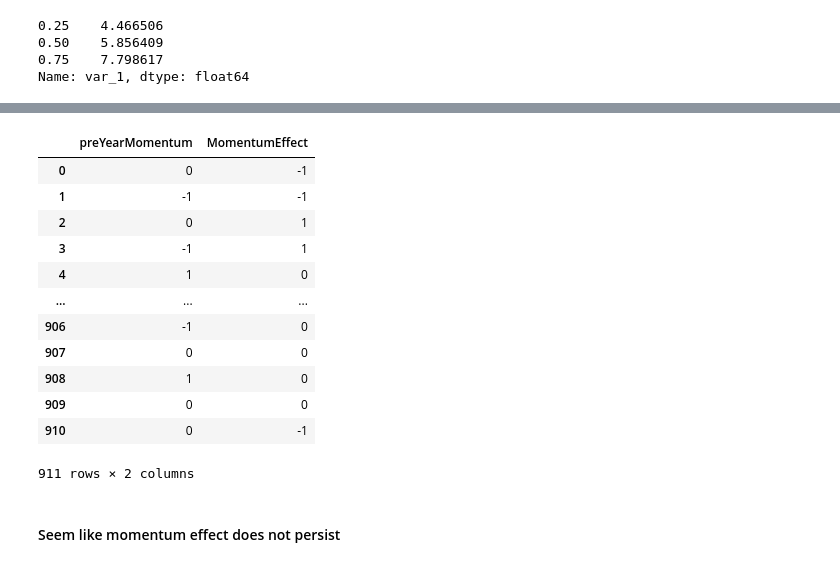
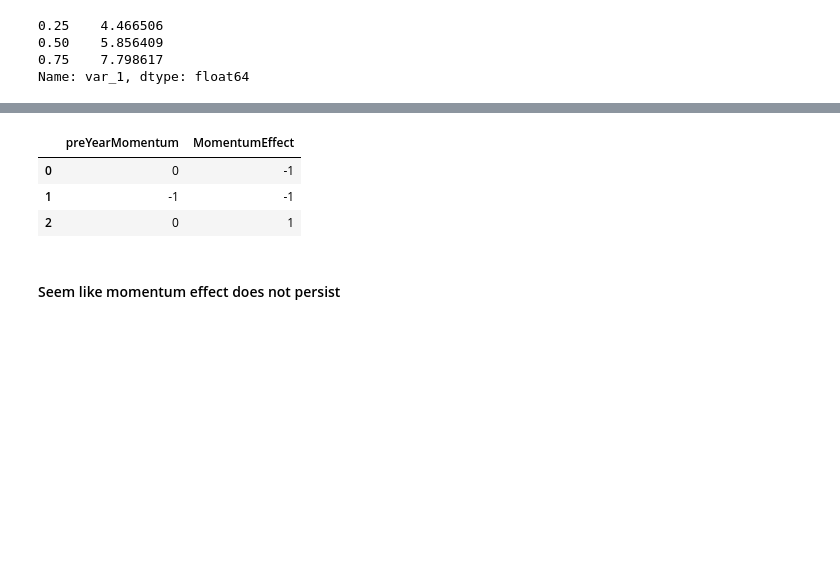
Before and after one commit to taosongst/backtrader_strategies, a Jupyter notebook: TreeModels.ipynb, the cells around one changed output, grey strips where cells are left out. Cells and saved outputs as stored; diff of their text form; code cells hidden in the pictures; blank space fills up the shorter version.

```diff
--- a/TreeModels.ipynb
+++ b/TreeModels.ipynb
@@ -115,21 +81,12 @@ combined
 # %%
 combined.to_csv('Training2018.csv')
 # %%
-combined.loc[:,['preYearMomentum','MomentumEffect']]
+combined.loc[:,['preYearMomentum','MomentumEffect']].head(3)
 # %% [output]
 |  | preYearMomentum | MomentumEffect |
 | 0 | 0 | -1 |
 | 1 | -1 | -1 |
 | 2 | 0 | 1 |
-| 3 | -1 | 1 |
-| 4 | 1 | 0 |
-| ... | ... | ... |
-| 906 | -1 | 0 |
-| 907 | 0 | 0 |
-| 908 | 1 | 0 |
-| 909 | 0 | 0 |
-| 910 | 0 | -1 |
-911 rows × 2 columns
 # %% [markdown]
 #### Seem like momentum effect does not persist
 # %%
```
Also changed, not shown: parts of 30 cells of this notebook.
